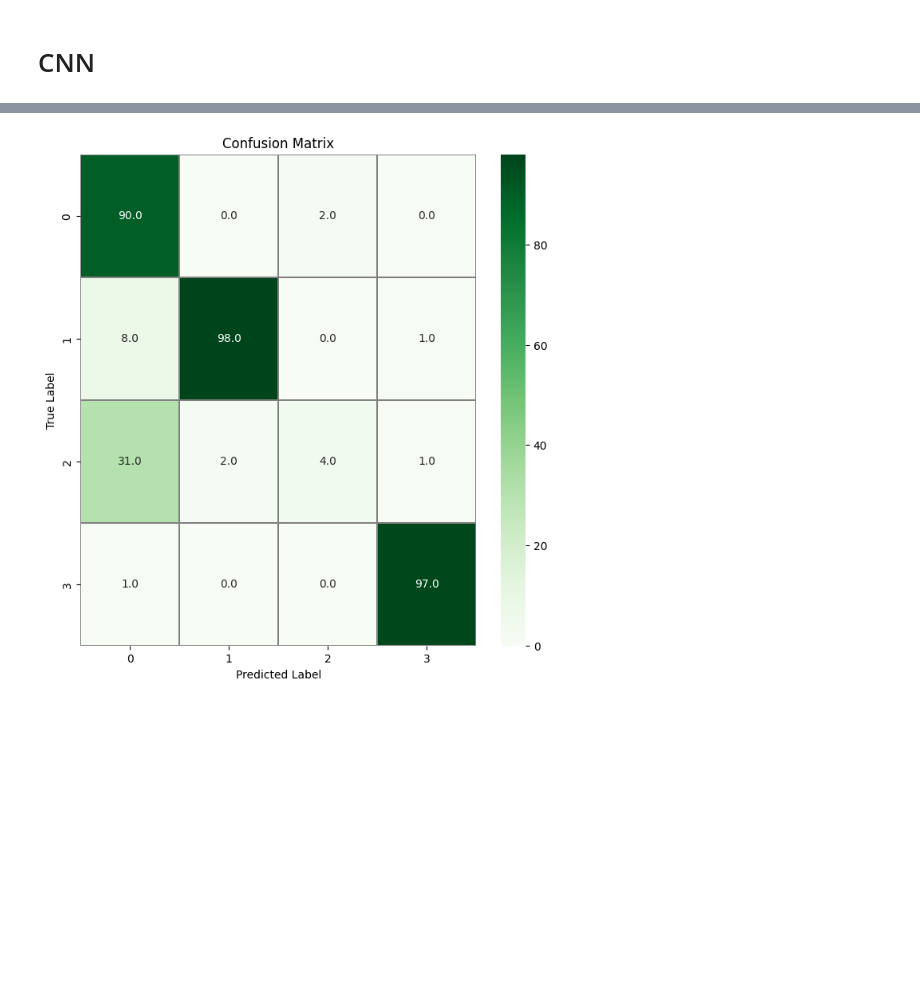
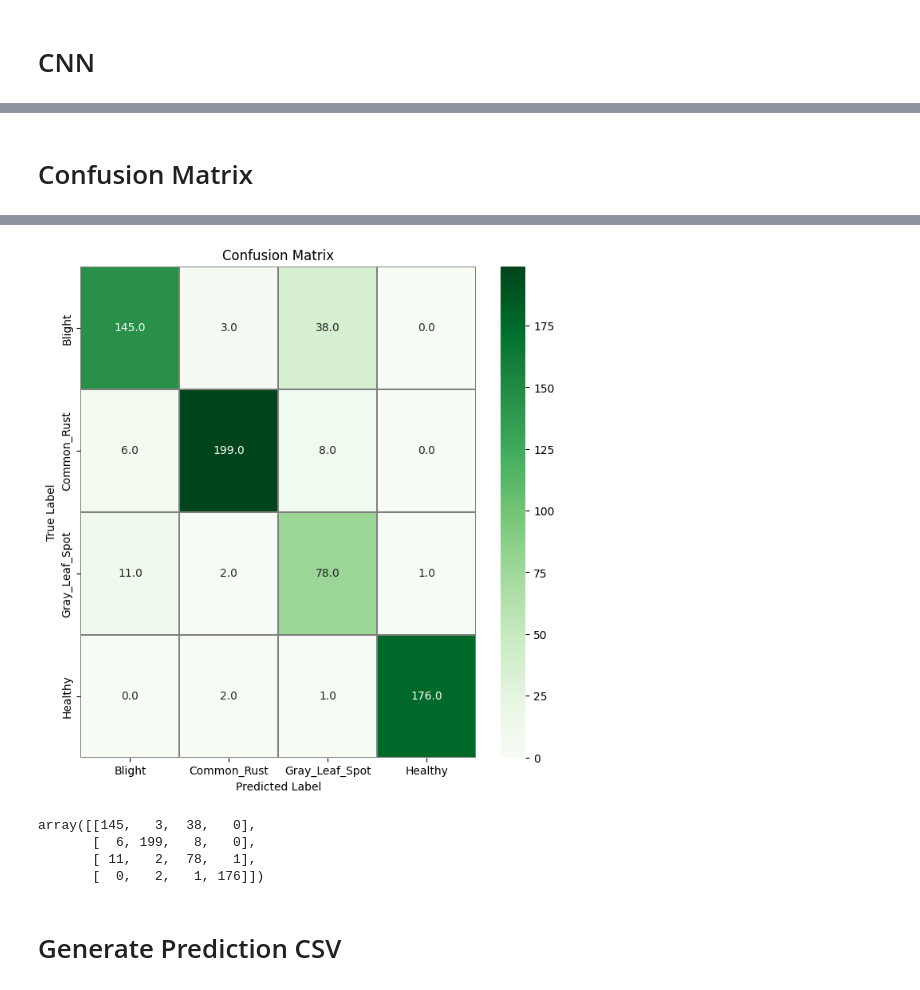
Before and after one commit to 04nada/corn-leaf-disease-classifier, a Jupyter notebook: cnn/cnn.ipynb, the cells around one changed output, grey strips where cells are left out. Cells and saved outputs as stored; diff of their text form; code cells hidden in the pictures; blank space fills up the shorter version.

Commit message:
feat: add metrics and CSV predictions

```diff
--- a/cnn/cnn.ipynb
+++ b/cnn/cnn.ipynb
@@ -273,18 +282,27 @@ datagen = ImageDataGenerator(
         samplewise_center = False,  # set each sample mean to 0
         featurewise_std_normalization = False,  # divide inputs by std of the dataset
         samplewise_std_normalization = False,  # divide each input by its std
-        zca_whitening = False,  # dimesion reduction
-        rotation_range = 20,  # randomly rotate images in the range 20 degrees
-        zoom_range = 0.2, # Randomly zoom image 20%
-        width_shift_range = 0.2,  # randomly shift images horizontally 20%
-        height_shift_range = 0.2,  # randomly shift images vertically 20%
-        horizontal_flip = False,  # randomly flip images
-        vertical_flip = False)  # randomly flip images
+        zca_whitening = False,  # dimemsion reduction
+        rotation_range = 90,  # randomly rotate images in the range 20 degrees
+        zoom_range = 0.05, # Randomly zoom image 5%
+        width_shift_range = 0.1,  # randomly shift images horizontally 10%
+        height_shift_range = 0.1,  # randomly shift images vertically 10%
+        horizontal_flip = True,  # randomly flip images
+        vertical_flip = True)  # randomly flip images
 
 datagen.fit(
     X_train,
     seed=SEED
     )
+# %%
+# model callbacks
+model_checkpoint = ModelCheckpoint(
+    filepath = TRAIN_CHECKPOINT_PATH / 'checkpoint_{epoch:02d}-{val_loss:.4f}.weights.h5',
+    verbose = 0,
+    save_best_only = True,
+    save_weights_only = True,
+    save_freq = 'epoch'
+    )
 # %%
 # fit the model
 history = model.fit(
@@ -294,6 +312,7 @@ history = model.fit(
     ),
     epochs = EPOCHS,
     validation_data = (X_val, Y_val),
-    steps_per_epoch = X_train.shape[0] // BATCH_SIZE
+    steps_per_epoch = X_train.shape[0] // BATCH_SIZE,
+    callbacks = [model_checkpoint],
     )
 # %% [output]
@@ -335,7 +457,15 @@ plt.show()
+# %% [markdown]
+# Confusion Matrix
+# %%
+# load best saved weights into model
+for checkpoint_path in TRAIN_CHECKPOINT_PATH.iterdir():
+    model.load_weights(checkpoint_path)
 # %%
 # confusion matrix
 
 # Predict the values from the validation dataset
+from numpy import ndarray
+
 Y_pred = model.predict(X_val)
 
 # Convert predictions classes to one hot vectors
@@ -345,7 +475,7 @@ Y_pred_classes = np.argmax(Y_pred,axis = 1)
 Y_true = np.argmax(Y_val,axis = 1)
 
 # compute the confusion matrix
-confusion_mtx = confusion_matrix(Y_true, Y_pred_classes)
+confusion_mtx: ndarray[Any, Any] = confusion_matrix(Y_true, Y_pred_classes)
 
 # plot the confusion matrix
 f: matplotlib.figure.Figure; ax: plt.Axes
@@ -359,7 +489,10 @@ sns.heatmap(
     cmap="Greens",
     linecolor="gray",
     fmt='.1f',
-    ax=ax)
+    ax=ax,
+    xticklabels=get_dataset_classes(TRAIN_PATH),
+    yticklabels=get_dataset_classes(TRAIN_PATH),
+    )
 
 # set title and axis labels of confusion matrix
 plt.title("Confusion Matrix")
@@ -373 +506,10 @@ plt.show()
-[figure, old version]
+[figure, new version]
+# %%
+confusion_mtx
+# %% [output]
+array([[145,   3,  38,   0],
+       [  6, 199,   8,   0],
+       [ 11,   2,  78,   1],
+       [  0,   2,   1, 176]])
+# %% [markdown]
+# Generate Prediction CSV
```
Also changed, not shown: parts of 41 cells of this notebook.
